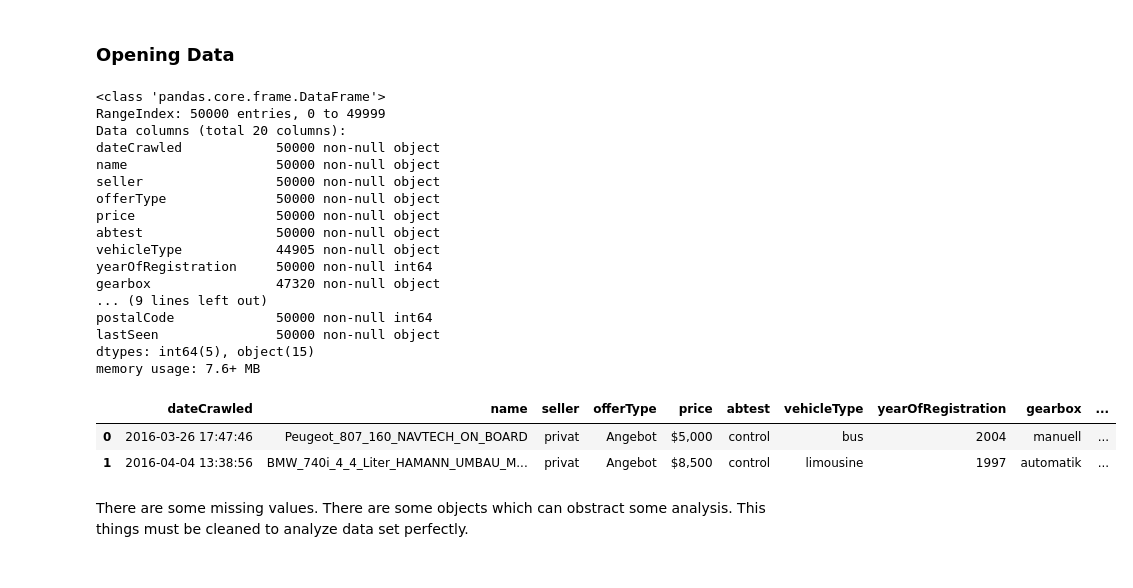
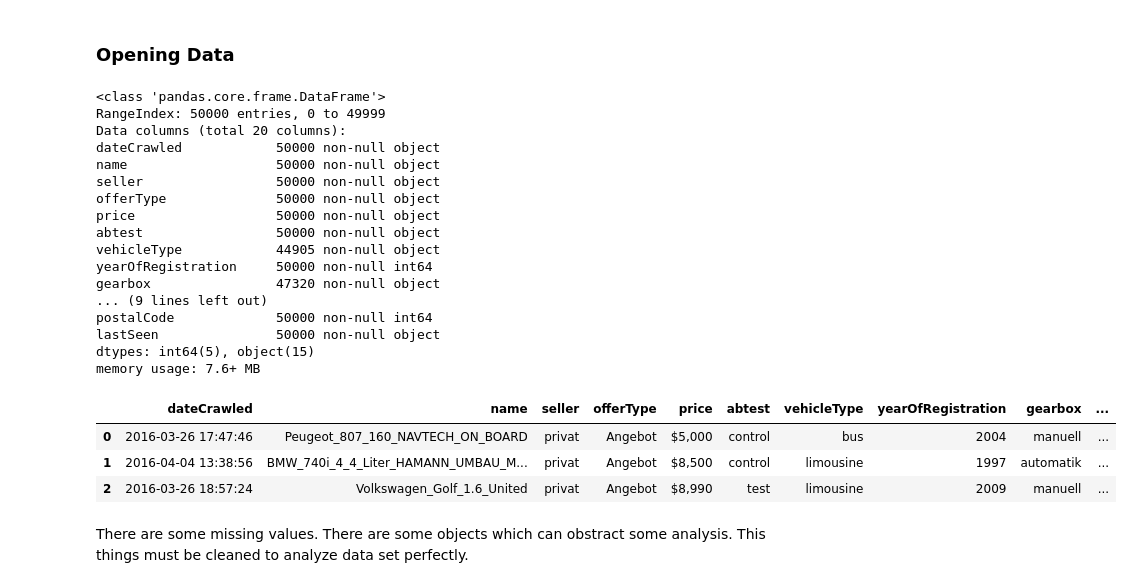
Before and after one commit to shylkymc/Exploring-Used-Car-Brands-In-EBay-Website, a Jupyter notebook: Exploring Car Brands .ipynb, the cells around one changed output. Saved outputs shown, nothing was run; the diff lists cells and outputs as text; code cells hidden in the pictures.

```diff
--- a/Exploring Car Brands .ipynb
+++ b/Exploring Car Brands .ipynb
@@ -12,28 +12,29 @@ autos= pd.read_csv("autos.csv",encoding= 'Latin-1')
 # %%
 #We explore the data set
 autos.info()
-autos.head(2)
+autos.head(3)
 # %% [output]
 <class 'pandas.core.frame.DataFrame'>
 RangeIndex: 50000 entries, 0 to 49999
 Data columns (total 20 columns):
 dateCrawled            50000 non-null object
 name                   50000 non-null object
 seller                 50000 non-null object
 offerType              50000 non-null object
 price                  50000 non-null object
 abtest                 50000 non-null object
 vehicleType            44905 non-null object
 yearOfRegistration     50000 non-null int64
 gearbox                47320 non-null object
 ... (9 lines left out)
 postalCode             50000 non-null int64
 lastSeen               50000 non-null object
 dtypes: int64(5), object(15)
 memory usage: 7.6+ MB
 |  | dateCrawled | name | seller | offerType | price | abtest | vehicleType | yearOfRegistration | gearbox | ... |
 | 0 | 2016-03-26 17:47:46 | Peugeot_807_160_NAVTECH_ON_BOARD | privat | Angebot | $5,000 | control | bus | 2004 | manuell | ... |
 | 1 | 2016-04-04 13:38:56 | BMW_740i_4_4_Liter_HAMANN_UMBAU_M... | privat | Angebot | $8,500 | control | limousine | 1997 | automatik | ... |
+| 2 | 2016-03-26 18:57:24 | Volkswagen_Golf_1.6_United | privat | Angebot | $8,990 | test | limousine | 2009 | manuell | ... |
 # %% [markdown]
 There are some missing values. There are some objects which can obstract some analysis. This things must be cleaned to analyze data set perfectly.
 # %%
```
Also changed, not shown: parts of 2 cells of this notebook.
